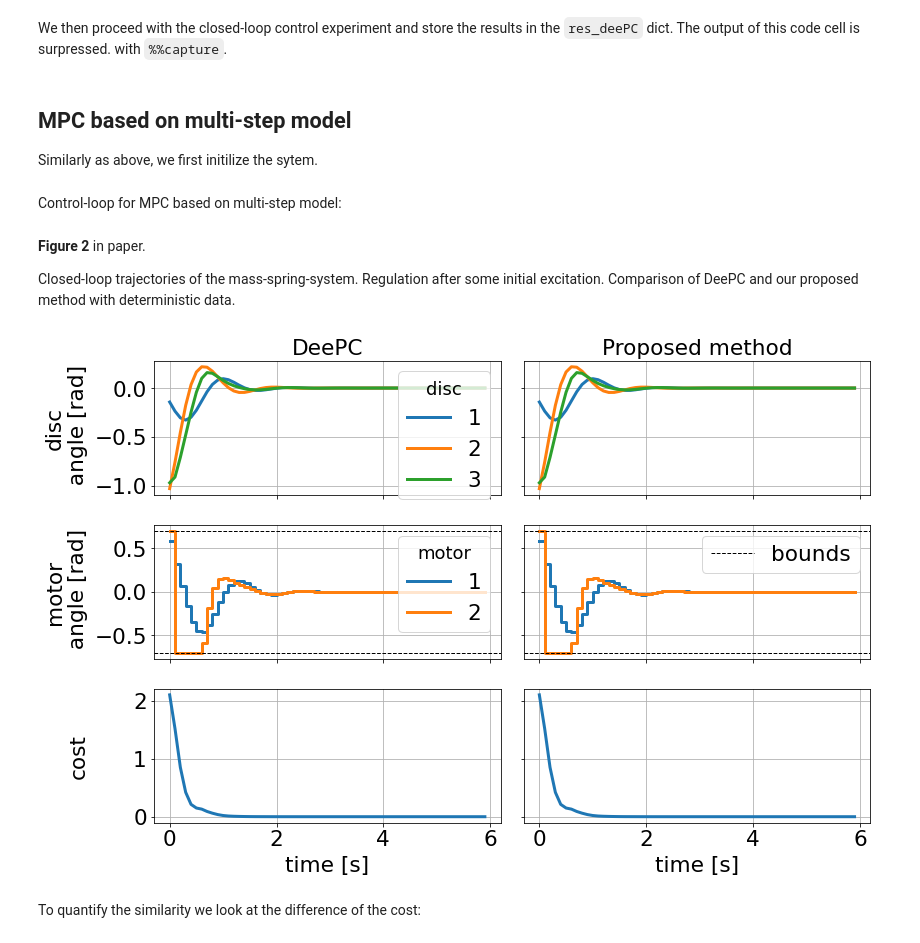
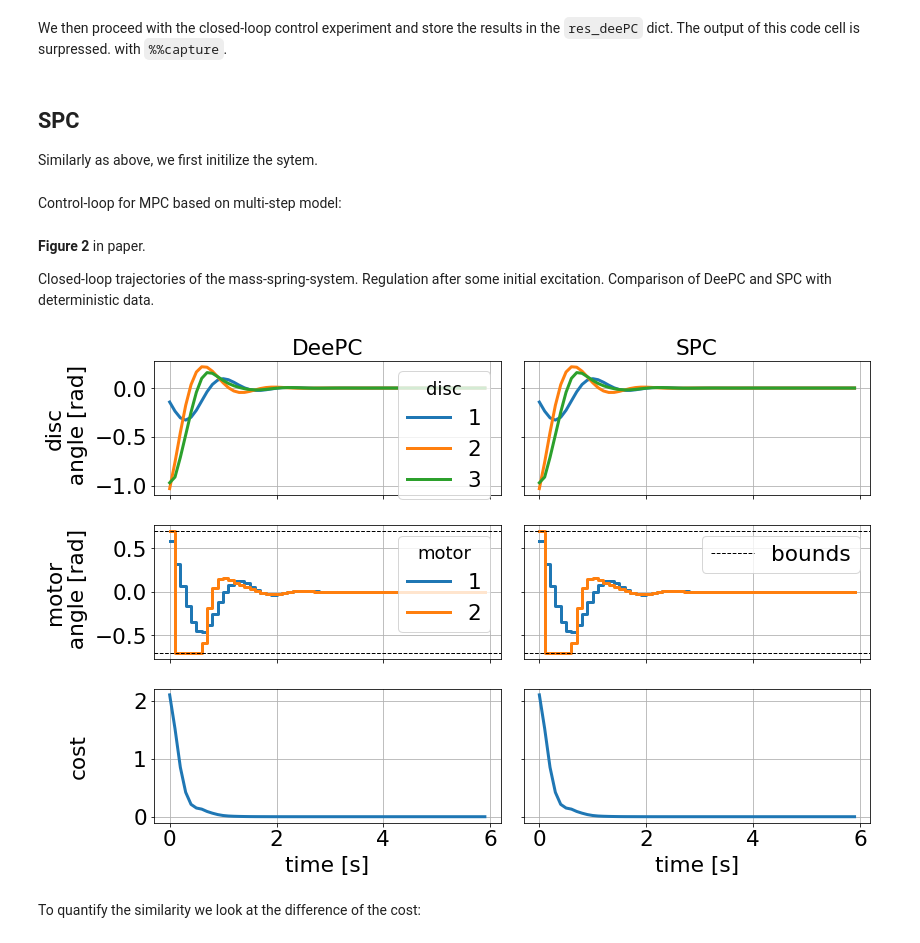
Before and after one commit to 4flixt/DeePC_Perspective, a Jupyter notebook: ECC2021/res_01_woNoise.ipynb, the cells around one changed output. Drawn from its saved outputs; the diff is of its cells as text; code cells hidden in the pictures.

```diff
--- a/ECC2021/res_01_woNoise.ipynb
+++ b/ECC2021/res_01_woNoise.ipynb
@@ -401,8 +402,8 @@ u_Tini = sys.u[-T_ini:,:]
 # %% [markdown]
 Assign these initial conditions to the parameter structures for both optimizers
 # %%
-opt_p_num['y_Tini'] = vertsplit(y_Tini)
-opt_p_num['u_Tini'] = vertsplit(u_Tini)
+opt_p_num_spc['y_Tini'] = vertsplit(y_Tini)
+opt_p_num_spc['u_Tini'] = vertsplit(u_Tini)
 
 opt_p_num_dpc['y_Tini'] = vertsplit(y_Tini)
 opt_p_num_dpc['u_Tini'] = vertsplit(u_Tini)
@@ -411,7 +412,7 @@ opt_p_num_dpc['u_Tini'] = vertsplit(u_Tini)
 # %%
-r = S_msm(p=opt_p_num,lbx=lbx,ubx=ubx,lbg=0,ubg=0)
+r = S_spc(p=opt_p_num_spc,lbx=lbx_spc,ubx=ubx_spc,lbg=0,ubg=0)
 # Extract solution
-opt_x_num.master = r['x']
-u_N = horzcat(*opt_x_num['u_N']).full().T
-y_N = horzcat(*opt_x_num['y_N']).full().T
+opt_x_num_spc.master = r['x']
+u_N_spc = horzcat(*opt_x_num_spc['u_N']).full().T
+y_N_spc = horzcat(*opt_x_num_spc['y_N']).full().T
 # %% [output]
@@ -524,9 +525,9 @@ for k in range(60):
     y_Tini = sys.y[-T_ini:,:]
     u_Tini = sys.u[-T_ini:,:]
 
-    opt_p_num['y_Tini'] = vertsplit(y_Tini)
-    opt_p_num['u_Tini'] = vertsplit(u_Tini)
-    r = S_dpc(p=opt_p_num, lbg=0, ubg=0, lbx=lbx_dpc, ubx=ubx_dpc)
+    opt_p_num_dpc['y_Tini'] = vertsplit(y_Tini)
+    opt_p_num_dpc['u_Tini'] = vertsplit(u_Tini)
+    r = S_dpc(p=opt_p_num_dpc, lbg=0, ubg=0, lbx=lbx_dpc, ubx=ubx_dpc)
     opt_x_num_dpc.master = r['x']
     u0 = opt_x_num_dpc['u_N',0].full()
     y0 = sys.make_step(u0)
@@ -535,7 +536,7 @@ for k in range(60):
 
 res_deePC = {'time':sys.time[n_exc:], 'u':sys.u[n_exc:], 'y':sys.y[n_exc:], 'cost':np.concatenate(cost)}
 # %% [markdown]
-## MPC based on multi-step model
+## SPC
 
 Similarly as above, we first initilize the sytem.
 # %%
@@ -560,57 +561,57 @@ for k in range(60):
     y_Tini = sys.y[-T_ini:,:]
     u_Tini = sys.u[-T_ini:,:]
 
-    opt_p_num['y_Tini'] = vertsplit(y_Tini)
-    opt_p_num['u_Tini'] = vertsplit(u_Tini)
-    r = S_msm(p=opt_p_num, lbg=0, ubg=0, lbx=lbx, ubx=ubx)
-    opt_x_num.master = r['x']
-    u0 = opt_x_num['u_N',0].full()
+    opt_p_num_spc['y_Tini'] = vertsplit(y_Tini)
+    opt_p_num_spc['u_Tini'] = vertsplit(u_Tini)
+    r = S_spc(p=opt_p_num_spc, lbg=0, ubg=0, lbx=lbx_spc, ubx=ubx_spc)
+    opt_x_num_spc.master = r['x']
+    u0 = opt_x_num_spc['u_N',0].full()
     y0 = sys.make_step(u0)
 
     cost.append(.1*u0.T@u0+y0.T@y0)
 
-res_msm = {'time':sys.time[n_exc:], 'u':sys.u[n_exc:], 'y':sys.y[n_exc:], 'cost':np.concatenate(cost)}
+res_spc = {'time':sys.time[n_exc:], 'u':sys.u[n_exc:], 'y':sys.y[n_exc:], 'cost':np.concatenate(cost)}
 # %% [markdown]
 **Figure 2** in paper.
 
-Closed-loop trajectories of the mass-spring-system. Regulation after some initial excitation. Comparison of DeePC  and our proposed method with deterministic data.
+Closed-loop trajectories of the mass-spring-system. Regulation after some initial excitation. Comparison of DeePC  and SPC with deterministic data.
 # %%
 fig, ax = plt.subplots(3,2,figsize=(12,8),sharex=True, sharey='row')
 
 t = np.arange(60)*0.1
 
 ax[0,0].set_title('DeePC')
 disc_lines = ax[0,0].plot(t,res_deePC['y'])
 motor_lines = ax[1,0].step(t,res_deePC['u'],where='post')
 ax[2,0].plot(t,res_deePC['cost'])
 
-ax[0,1].set_title('Proposed method')
-ax[0,1].plot(t,res_msm['y'])
-ax[1,1].step(t,res_msm['u'],where='post')
-ax[2,1].plot(t,res_msm['cost'])
+ax[0,1].set_title('SPC')
+ax[0,1].plot(t,res_spc['y'])
+ax[1,1].step(t,res_spc['u'],where='post')
+ax[2,1].plot(t,res_spc['cost'])
 
 ax[0,0].set_ylabel('disc\n angle [rad]')
 ax[1,0].set_ylabel('motor\n angle [rad]')
 ax[2,0].set_ylabel('cost')
 
 cons_line = ax[1,0].axhline(-0.7,linestyle='--', color='k',linewidth=1)
 ax[1,0].axhline(0.7,linestyle='--', color='k',linewidth=1)
 ax[1,1].axhline(-0.7,linestyle='--', color='k',linewidth=1)
 ax[1,1].axhline(0.7,linestyle='--', color='k',linewidth=1)
 
 ax[0,0].legend(disc_lines,'123', title ='disc', loc=1)
 ax[1,0].legend(motor_lines,'12', title ='motor', loc=1)
 ax[1,1].legend([cons_line],['bounds'])
 
 ax[2,0].set_xlabel('time [s]')
 ax[2,1].set_xlabel('time [s]')
 
 fig.align_ylabels()
 fig.align_xlabels()
 fig.tight_layout()
 plt.show()
 # %% [output]
-[figure, old version]
+[figure, new version]
 # %% [markdown]
 To quantify the similarity we look at the difference of the cost:
 # %%
```
Also changed, not shown: parts of 30 cells of this notebook, 2 other files.
